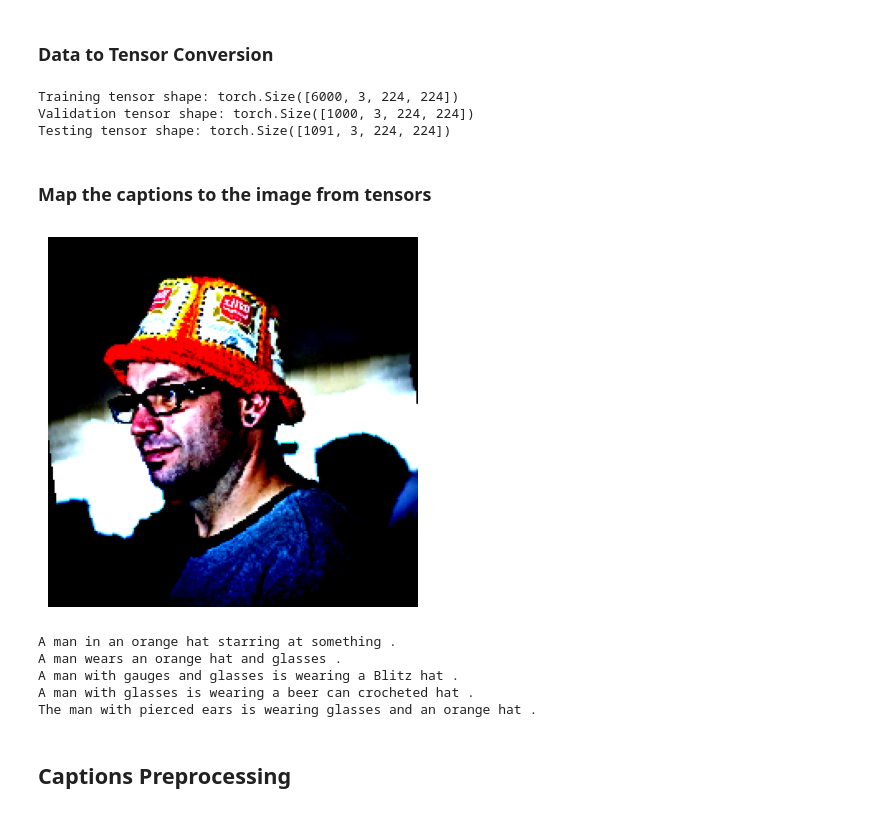
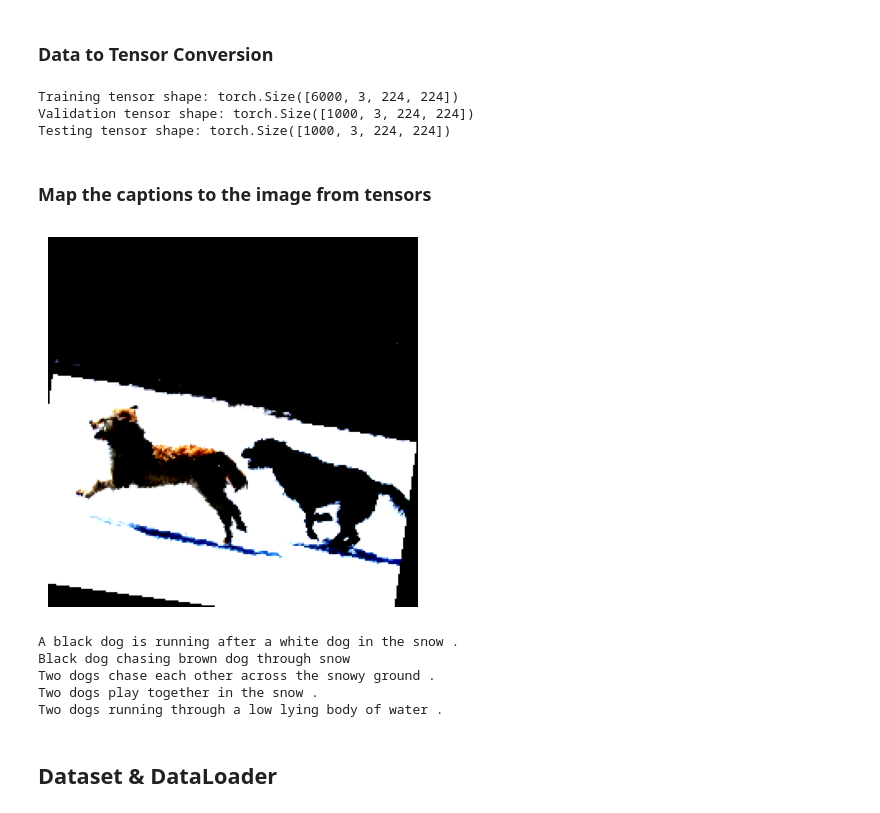
Before and after one commit to YoussefAboelwafa/Image-Caption-Generator, a Jupyter notebook: Image-Captioning.ipynb, the cells around one changed output. Drawn from its saved outputs; the diff is of its cells as text; code cells hidden in the pictures.

```diff
--- a/Image-Captioning.ipynb
+++ b/Image-Captioning.ipynb
@@ -17,7 +17,7 @@ warnings.filterwarnings("ignore")
 BASE_DIRECTORY = "dataset"
 
 df = pd.read_csv(BASE_DIRECTORY + "/captions.txt")
-df["path"] = df["image"].apply(lambda x: BASE_DIRECTORY + "/Image/" + x)
+df["path"] = df["image"].apply(lambda x: BASE_DIRECTORY + "/Images/" + x)
 df = df.rename(columns={"image": "id"})
 df["id"] = df["id"].str.replace(".jpg", "")
 df.head()
@@ -111,7 +111,8 @@ def read_from_tensor(tensor):
 # %% [markdown]
 ### Example of an image with captions
 # %%
-show_image(read_image(train_data[train_keys[4]]["path"]))
+index = 0
+show_image(read_image(train_data[train_keys[index]]["path"]))
 for i in range(5):
-    print(train_data[train_keys[4]]["captions"][i])
+    print(train_data[train_keys[index]]["captions"][i])
 # %% [output]
@@ -160,19 +161,19 @@ print("Testing tensor shape:", test_tensors.shape)
 # %% [output]
 Training tensor shape: torch.Size([6000, 3, 224, 224])
 Validation tensor shape: torch.Size([1000, 3, 224, 224])
-Testing tensor shape: torch.Size([1091, 3, 224, 224])
+Testing tensor shape: torch.Size([1000, 3, 224, 224])
 # %% [markdown]
 ### Map the captions to the image from tensors
 # %%
-read_from_tensor(train_tensors[4])
+read_from_tensor(train_tensors[index])
 for i in range(5):
-    print(train_data[train_keys[4]]["captions"][i])
+    print(train_data[train_keys[index]]["captions"][i])
 # %% [output]
-[figure, old version]
+[figure, new version]
-A man in an orange hat starring at something .
-A man wears an orange hat and glasses .
-A man with gauges and glasses is wearing a Blitz hat .
-A man with glasses is wearing a beer can crocheted hat .
-The man with pierced ears is wearing glasses and an orange hat .
+A black dog is running after a white dog in the snow .
+Black dog chasing brown dog through snow
+Two dogs chase each other across the snowy ground .
+Two dogs play together in the snow .
+Two dogs running through a low lying body of water .
-# %% [markdown]
-## Captions Preprocessing
+# %% [markdown]
+## Dataset & DataLoader
```
Also changed, not shown: parts of 3 cells of this notebook.
